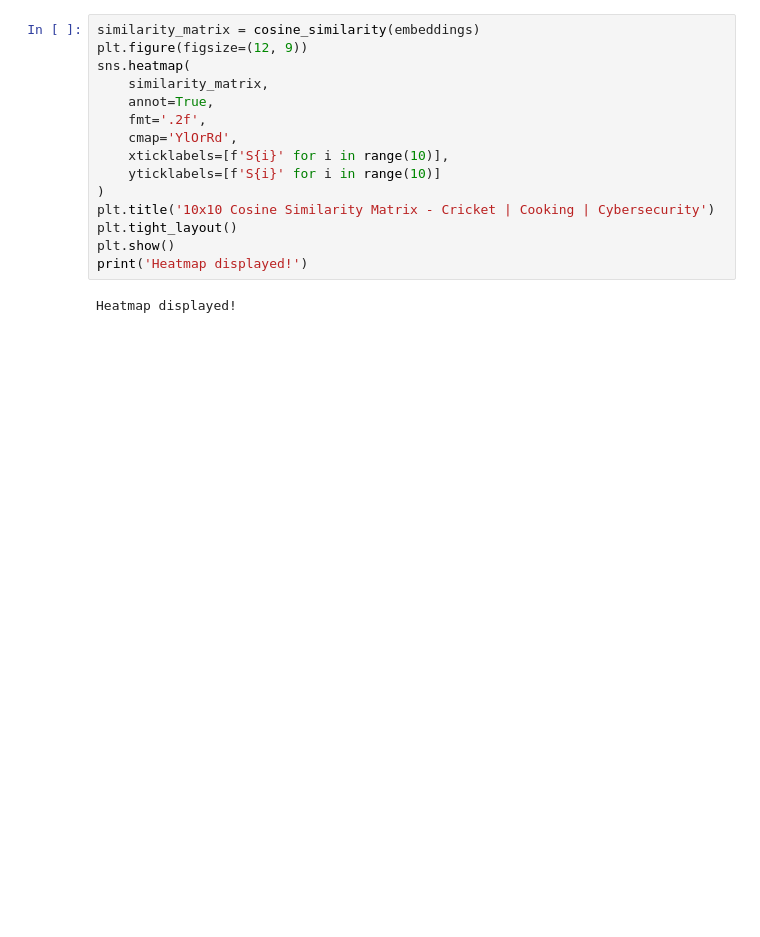
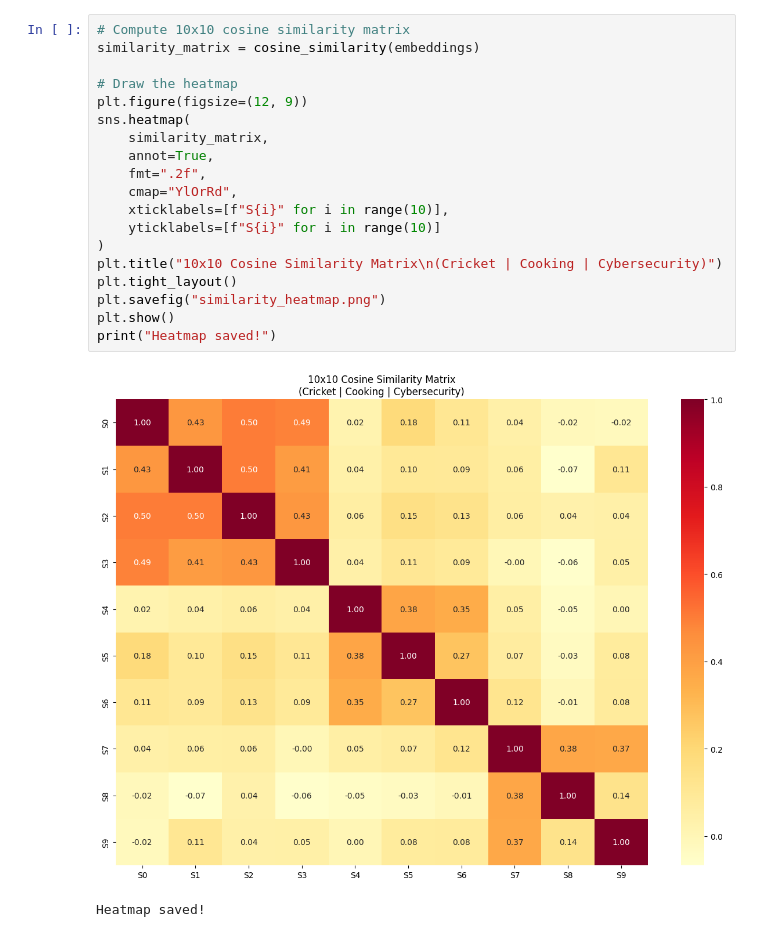
Before and after one commit to ShlokKhandelwal/assignment-01-bitsom_ba_2511941, a Jupyter notebook: part4-vector-db/embeddings_demo.ipynb, the cells around one changed output. Cells and saved outputs as stored; diff of their text form; blank space fills up the shorter version.

Commit message:
part4: add real heatmap output to notebook

```diff
--- a/part4-vector-db/embeddings_demo.ipynb
+++ b/part4-vector-db/embeddings_demo.ipynb
@@ -49,18 +88,23 @@ Each sentence is now a vector of 384 numbers!
 # %%
+# Compute 10x10 cosine similarity matrix
 similarity_matrix = cosine_similarity(embeddings)
+
+# Draw the heatmap
 plt.figure(figsize=(12, 9))
 sns.heatmap(
     similarity_matrix,
     annot=True,
-    fmt='.2f',
-    cmap='YlOrRd',
-    xticklabels=[f'S{i}' for i in range(10)],
-    yticklabels=[f'S{i}' for i in range(10)]
+    fmt=".2f",
+    cmap="YlOrRd",
+    xticklabels=[f"S{i}" for i in range(10)],
+    yticklabels=[f"S{i}" for i in range(10)]
 )
-plt.title('10x10 Cosine Similarity Matrix - Cricket | Cooking | Cybersecurity')
+plt.title("10x10 Cosine Similarity Matrix\n(Cricket | Cooking | Cybersecurity)")
 plt.tight_layout()
+plt.savefig("similarity_heatmap.png")
 plt.show()
-print('Heatmap displayed!')
+print("Heatmap saved!")
 # %% [output]
+[figure, added]
-Heatmap displayed!
+Heatmap saved!
 # %%
```
Also changed, not shown: parts of 6 cells of this notebook.
